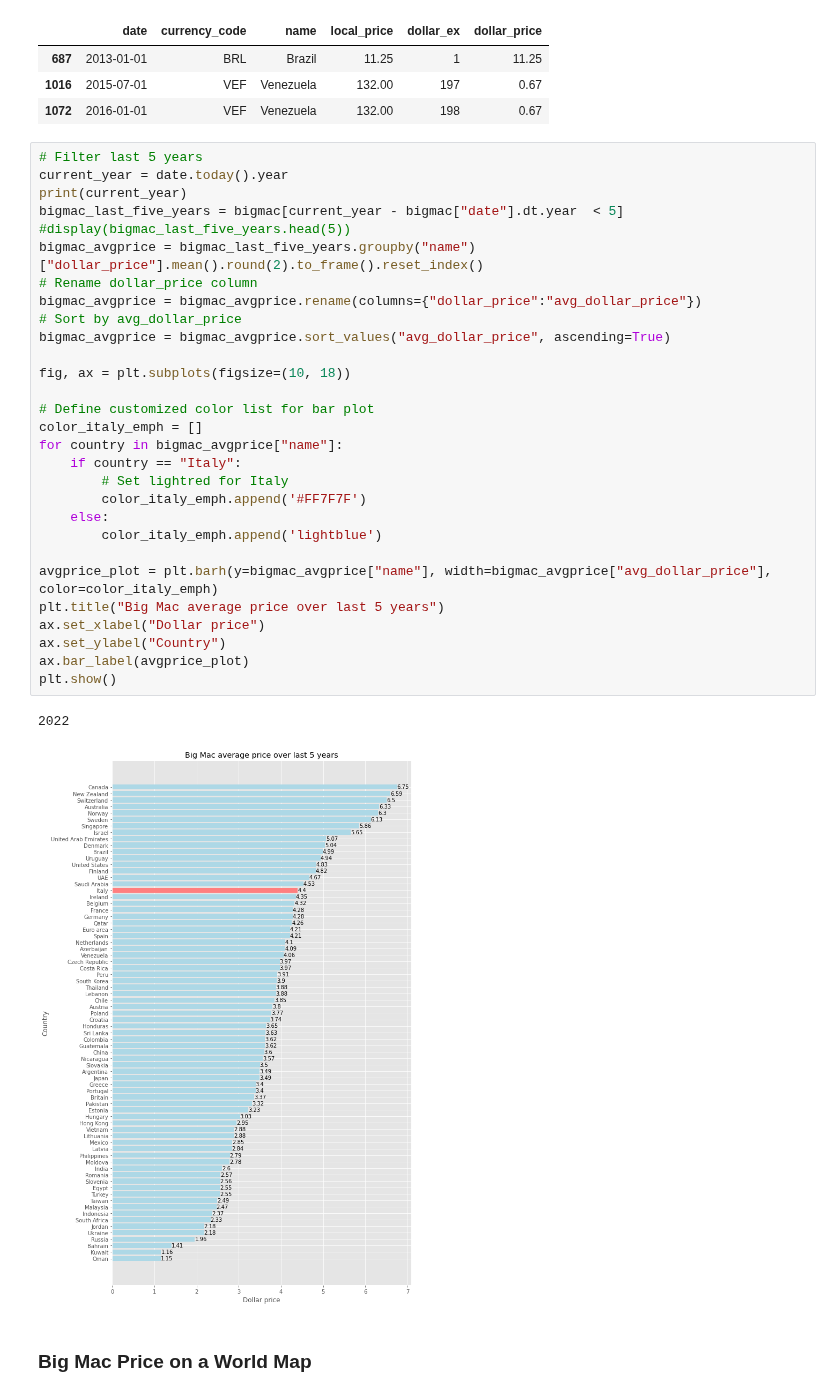
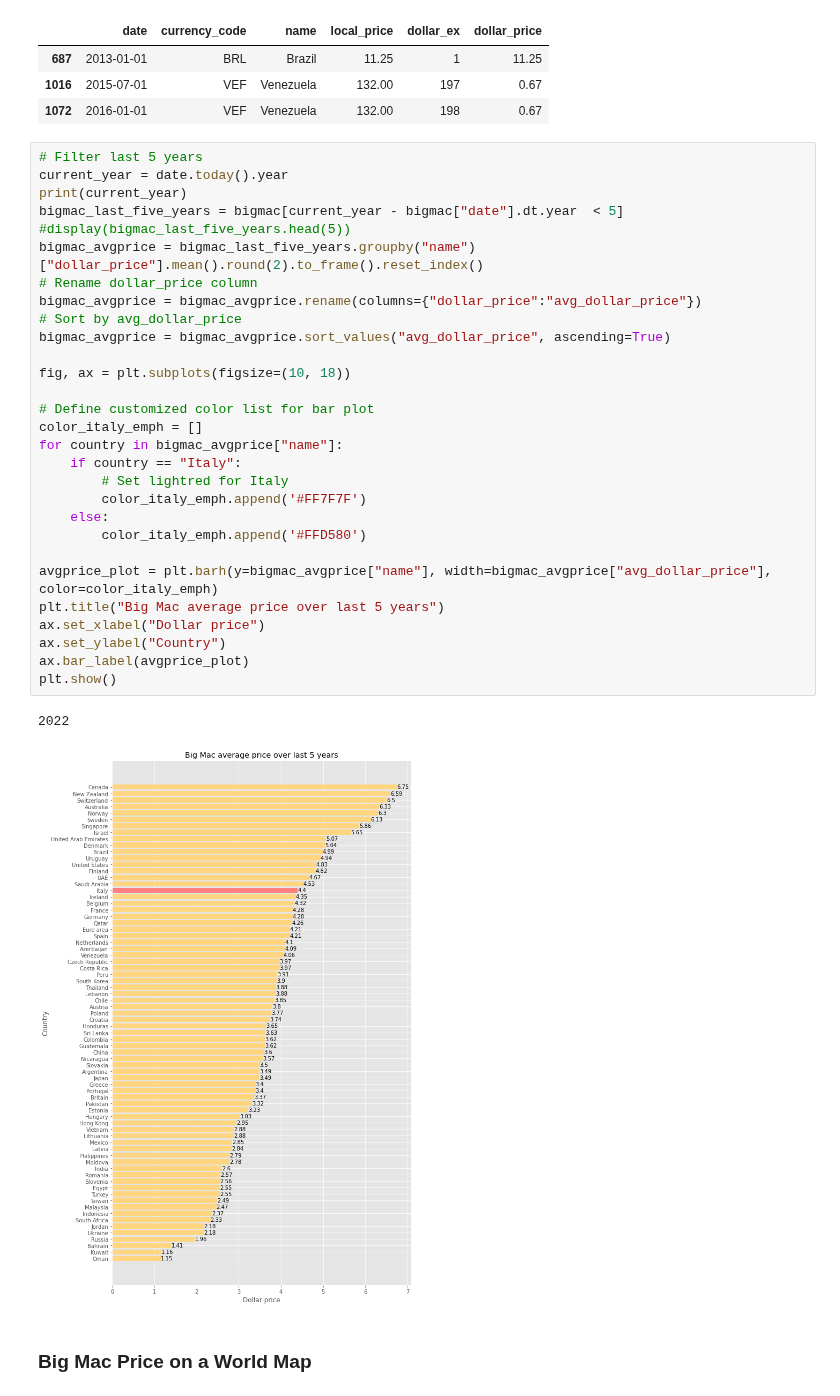
Before and after one commit to mirko-leccese/Big-Mac-Price-Analysis, a Jupyter notebook: BigMac-price-analysis.ipynb, the cells around one changed output. Saved outputs shown, nothing was run; the diff lists cells and outputs as text.

```diff
--- a/BigMac-price-analysis.ipynb
+++ b/BigMac-price-analysis.ipynb
@@ -172,34 +172,34 @@ display(bigmac[bigmac["dollar_price"].isin([max_price_ever, min_price_ever])])
 # %%
 # Filter last 5 years
 current_year = date.today().year
 print(current_year)
 bigmac_last_five_years = bigmac[current_year - bigmac["date"].dt.year  < 5]
 #display(bigmac_last_five_years.head(5))
 bigmac_avgprice = bigmac_last_five_years.groupby("name")["dollar_price"].mean().round(2).to_frame().reset_index()
 # Rename dollar_price column
 bigmac_avgprice = bigmac_avgprice.rename(columns={"dollar_price":"avg_dollar_price"})
 # Sort by avg_dollar_price
 bigmac_avgprice = bigmac_avgprice.sort_values("avg_dollar_price", ascending=True)
 
 fig, ax = plt.subplots(figsize=(10, 18))
 
 # Define customized color list for bar plot
 color_italy_emph = []
 for country in bigmac_avgprice["name"]:
     if country == "Italy":
         # Set lightred for Italy
         color_italy_emph.append('#FF7F7F')
     else:
-        color_italy_emph.append('lightblue')
+        color_italy_emph.append('#FFD580')
 
 avgprice_plot = plt.barh(y=bigmac_avgprice["name"], width=bigmac_avgprice["avg_dollar_price"], color=color_italy_emph)
 plt.title("Big Mac average price over last 5 years")
 ax.set_xlabel("Dollar price")
 ax.set_ylabel("Country")
 ax.bar_label(avgprice_plot)
 plt.show()
 # %% [output]
 2022
-[figure, old version]
+[figure, new version]
 # %% [markdown]
 ### Big Mac Price on a World Map
```
Also changed, not shown: parts of 3 cells of this notebook.
